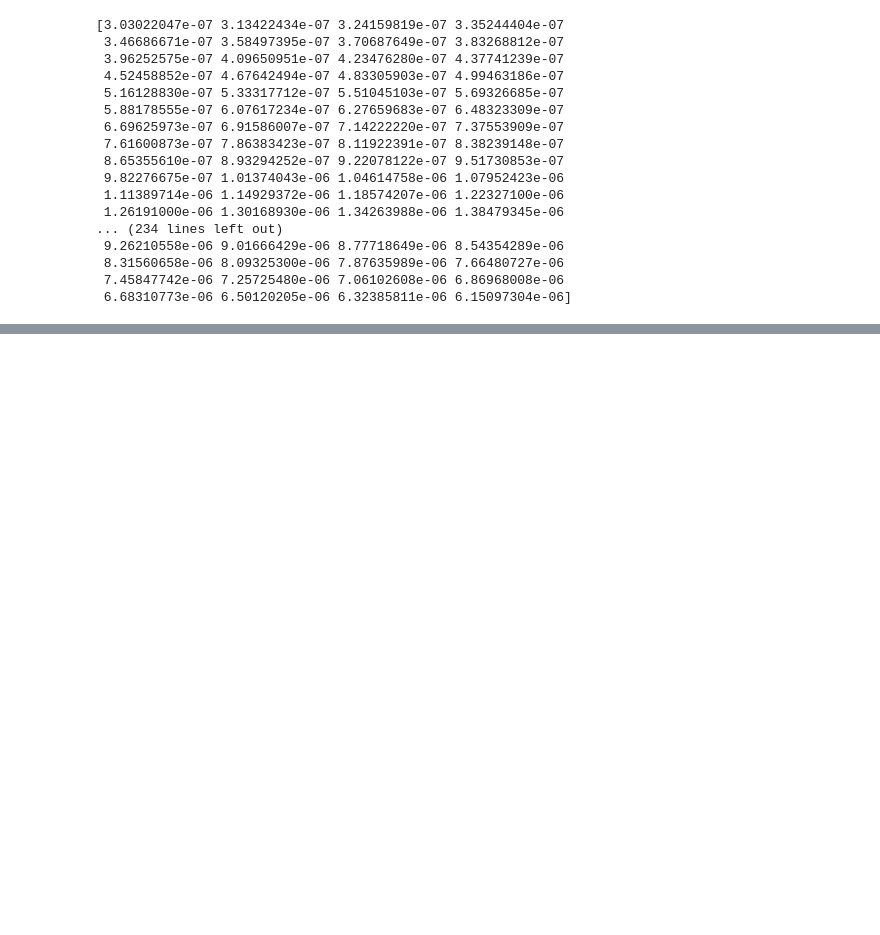
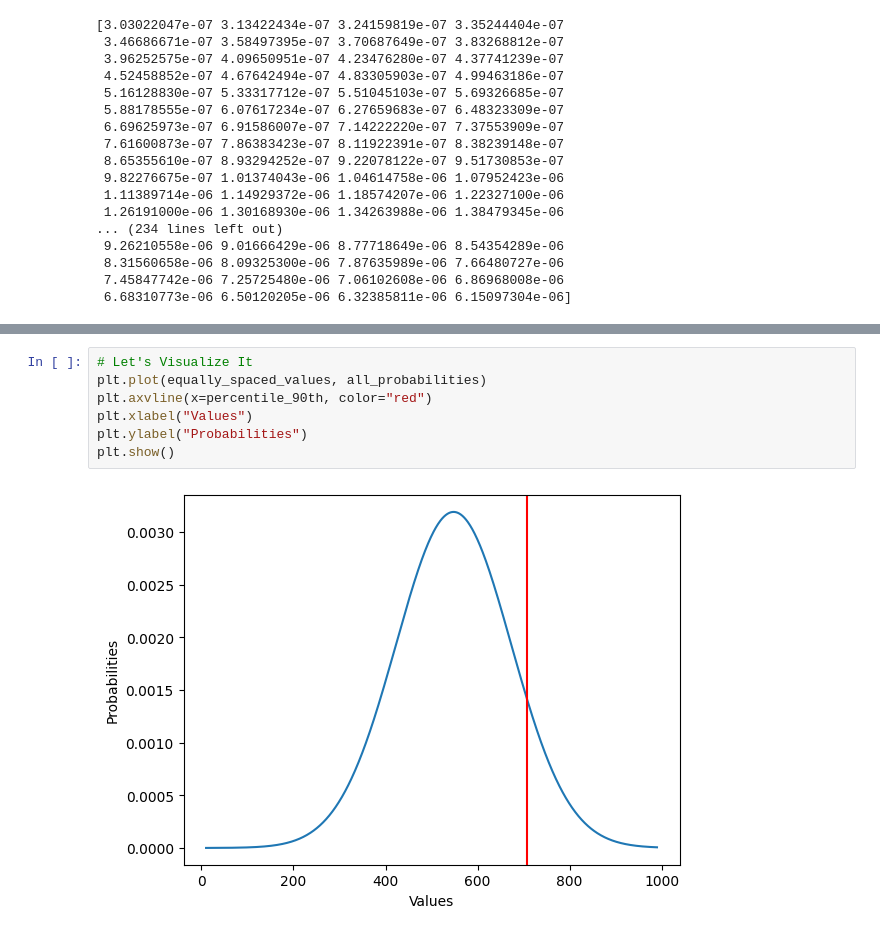
Before and after one commit to suddeb/PythonCode, a Jupyter notebook: SciPy/NormalDistribution.ipynb, the cells around one changed output, grey strips where cells are left out. Cells and saved outputs as stored; diff of their text form; blank space fills up the shorter version.

```diff
--- a/SciPy/NormalDistribution.ipynb
+++ b/SciPy/NormalDistribution.ipynb
@@ -82,0 +149,9 @@ plt.show()
+# %%
+# Let's Visualize It
+plt.plot(equally_spaced_values, all_probabilities)
+plt.axvline(x=percentile_90th, color="red")
+plt.xlabel("Values")
+plt.ylabel("Probabilities")
+plt.show()
+# %% [output]
+[figure, added]
```
Also changed, not shown: parts of 7 cells of this notebook.
